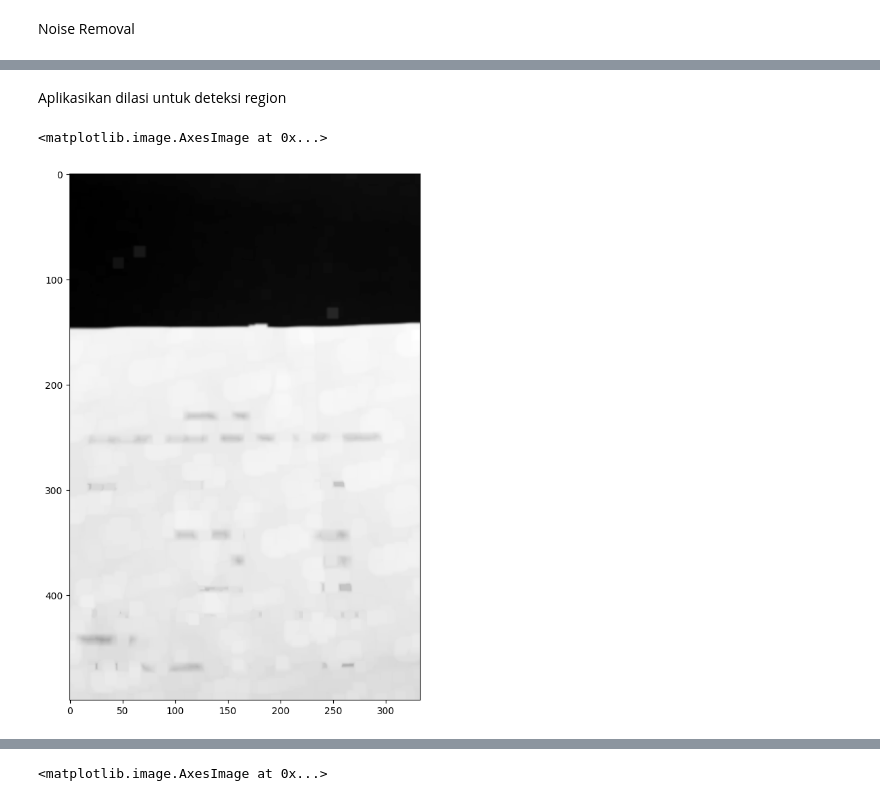
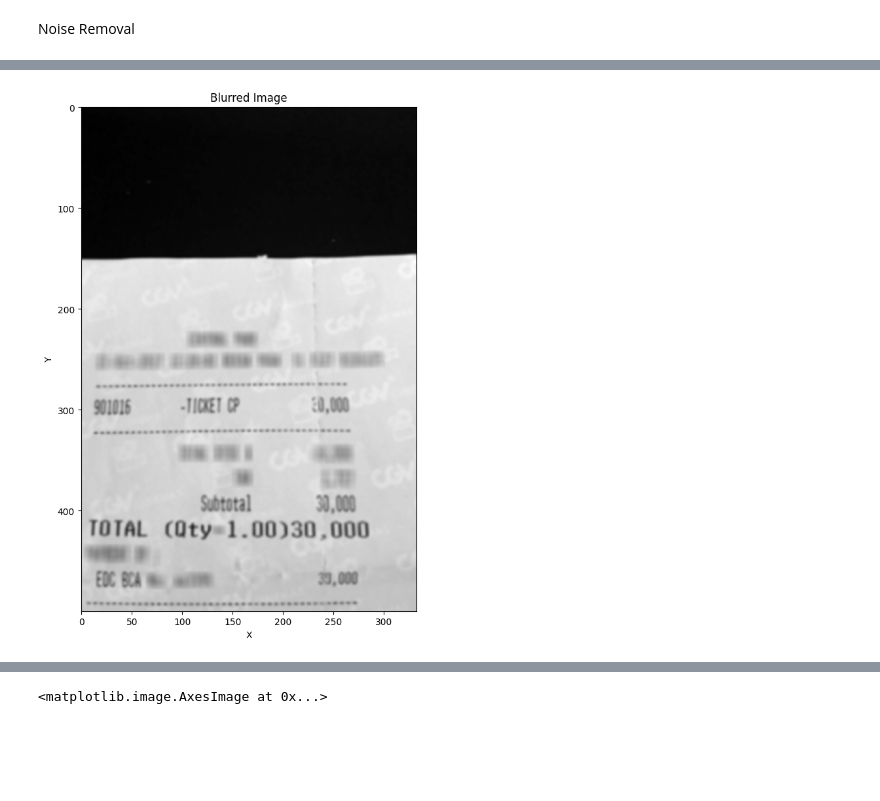
Before and after one commit to ndeeen/Capstone-Moger, a Jupyter notebook: ML-Path/finalModel.ipynb, the cells around one changed output, grey strips where cells are left out. Cells and saved outputs as stored; diff of their text form; code cells hidden in the pictures; blank space fills up the shorter version.

```diff
--- a/ML-Path/finalModel.ipynb
+++ b/ML-Path/finalModel.ipynb
@@ -136,9 +132,13 @@ plotGray(blur)
-# %% [markdown]
-Aplikasikan dilasi untuk deteksi region
-# %%
-rectangelKernel = cv2.getStructuringElement(cv2.MORPH_RECT, (9, 9))
-dilated = cv2.dilate(blur, rectangelKernel)
-plotGray(dilated)
-# %% [output]
-<matplotlib.image.AxesImage at 0x...>
-[figure, removed]
+# %%
+# Apply Gaussian blur to the grayscale image
+blur = cv2.GaussianBlur(gray, (5, 5), 0)
+
+# Plot the blurred image
+plt.figure(figsize=(10, 10))
+plt.imshow(blur, cmap='gray')
+plt.xlabel('X')
+plt.ylabel('Y')
+plt.title('Blurred Image')
+plt.show()
+# %% [output]
+[figure, added]
```
Also changed, not shown: parts of 33 cells of this notebook.
